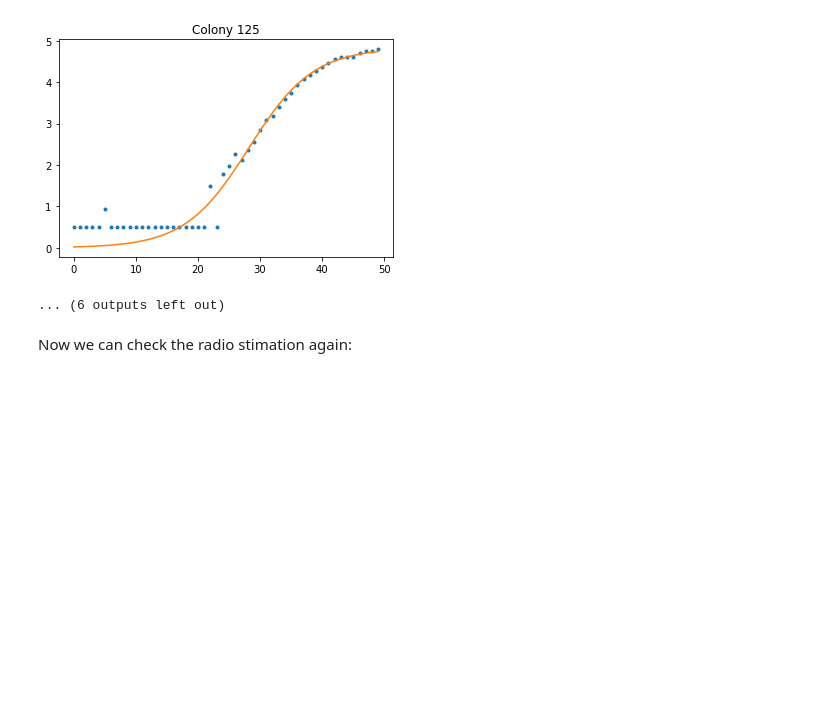
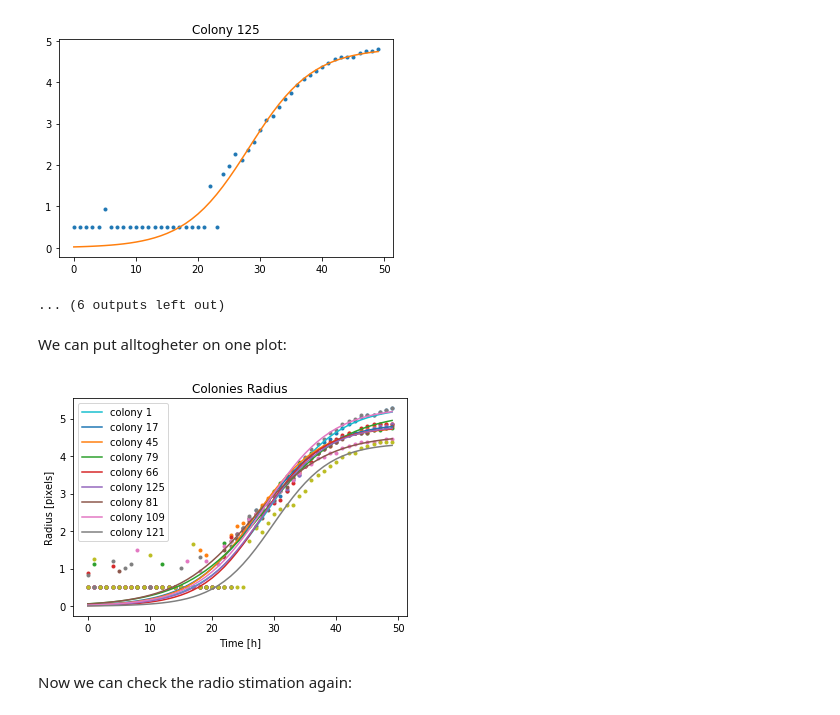
Before and after one commit to RudgeLab/FluoPi, a Jupyter notebook: Examples/Colony_size_and_fluo_full.ipynb, the cells around one changed output. Drawn from its saved outputs; the diff is of its cells as text; code cells hidden in the pictures; blank space fills up the shorter version.

```diff
--- a/Examples/Colony_size_and_fluo_full.ipynb
+++ b/Examples/Colony_size_and_fluo_full.ipynb
@@ -349,6 +349,19 @@ R_fitS=fluopi.fit_radio(T,R_frame5,Cols,init,end)
 [  4.82429882 -28.19361295   0.1940755 ]
 [figure]
 ... (6 outputs left out)
+# %% [markdown]
+We can put alltogheter on one plot:
+# %%
+fluopi.plot_growth(R_frame5,Cols,T)
+for i in Cols:
+    plt.plot(T,R_fitS[i][0],'-',label='colony '+str(i))
+#plt.ylabel('Radius [pixels]')  #borrar estas
+#plt.title('Colonies Radius')
+#plt.xlabel('Time [h]')
+plt.legend(loc='upper left')
+plt.savefig("Plots/RadiusFit.pdf", transparent=True)
+# %% [output]
+[figure, added]
 # %% [markdown]
 Now we can check the radio stimation again:
 # %%
```
Also changed, not shown: parts of 11 cells of this notebook, 1 other file.
